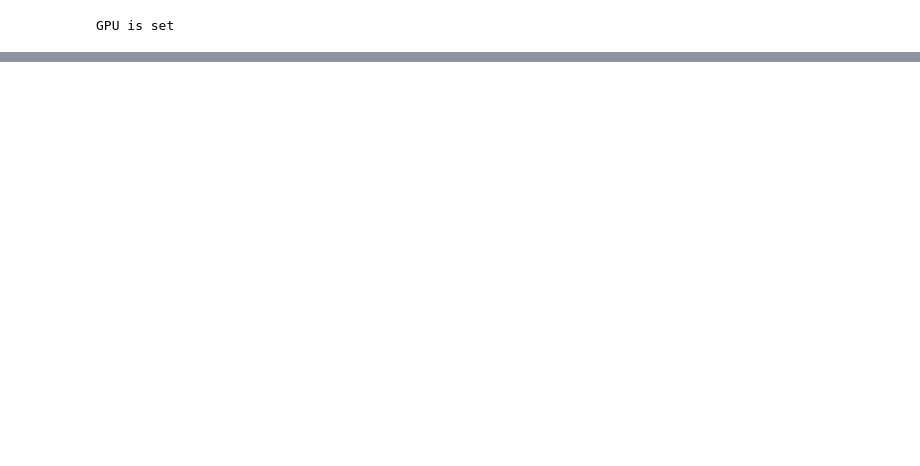
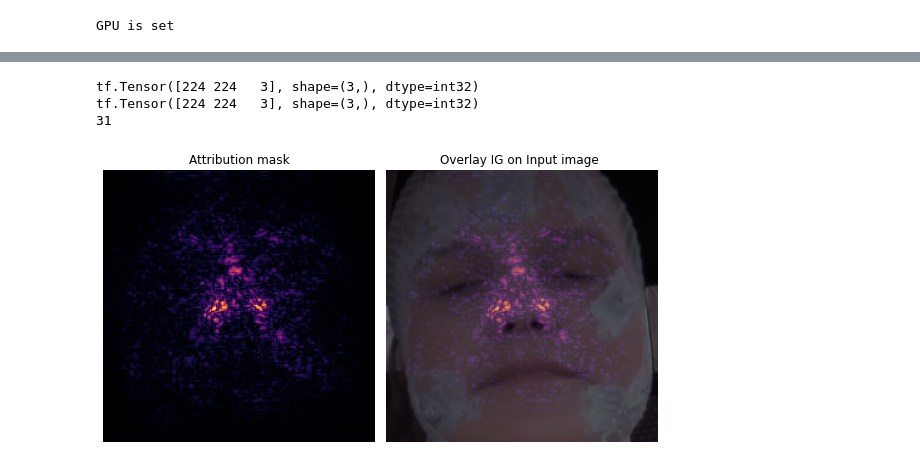
Before and after one commit to fruste/driver-drowsiness, a Jupyter notebook: code/igg_vggface.ipynb, the cells around one changed output, grey strips where cells are left out. Cells and saved outputs as stored; diff of their text form; code cells hidden in the pictures; blank space fills up the shorter version.

```diff
--- a/code/igg_vggface.ipynb
+++ b/code/igg_vggface.ipynb
@@ -287,0 +308,32 @@ _ = plot_img_IG(image=face, baseline=baseline, target_class_idx=target_class, m_
+# %%
+def get_aggregated_ig(ig_values):
+    num = len(ig_values)
+    print(tf.shape(ig_values[0]))
+    sum_values = sum(ig_values)
+    agg_ig = sum_values / num
+    print(tf.shape(agg_ig))
+    return agg_ig
+
+agg_ig = get_aggregated_ig(ig_values)
+print(len(ig_values))
+# %% [output]
+tf.Tensor([224 224   3], shape=(3,), dtype=int32)
+tf.Tensor([224 224   3], shape=(3,), dtype=int32)
+31
+# %%
+def plot_img_IG(face, agg_ig, cmap=None, overlay_alpha=0.4):
+    attribution_mask = tf.reduce_sum(tf.math.abs(agg_ig), axis=-1)
+    fig, axs = plt.subplots(nrows=1, ncols=2, squeeze=False, figsize=   (8, 8))
+    axs[0, 0].set_title('Attribution mask')
+    axs[0, 0].imshow(attribution_mask, cmap=cmap)
+    axs[0, 0].axis('off')
+    axs[0, 1].set_title('Overlay IG on Input image ')
+    axs[0, 1].imshow(attribution_mask, cmap=cmap)
+    axs[0, 1].imshow(face, alpha=overlay_alpha)
+    axs[0, 1].axis('off')
+    plt.tight_layout()
+    plt.savefig('../figures/agg_ig_test.jpg')
+    return fig
+_ = plot_img_IG(face, agg_ig, cmap=plt.cm.inferno, overlay_alpha=0.4)
+# %% [output]
+[figure, added]
```
Also changed, not shown: parts of 14 cells of this notebook, 11 other files.
